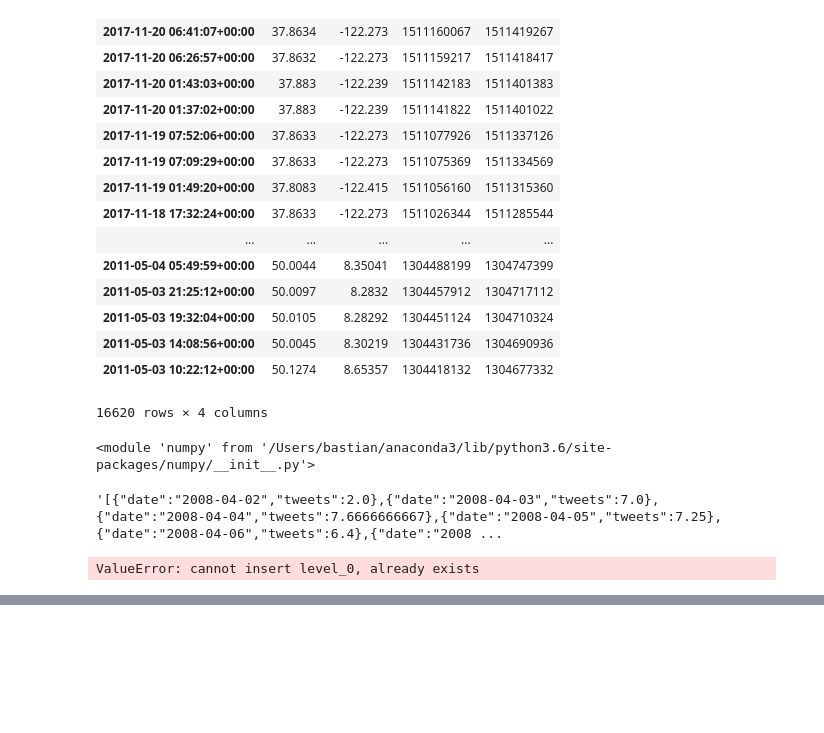
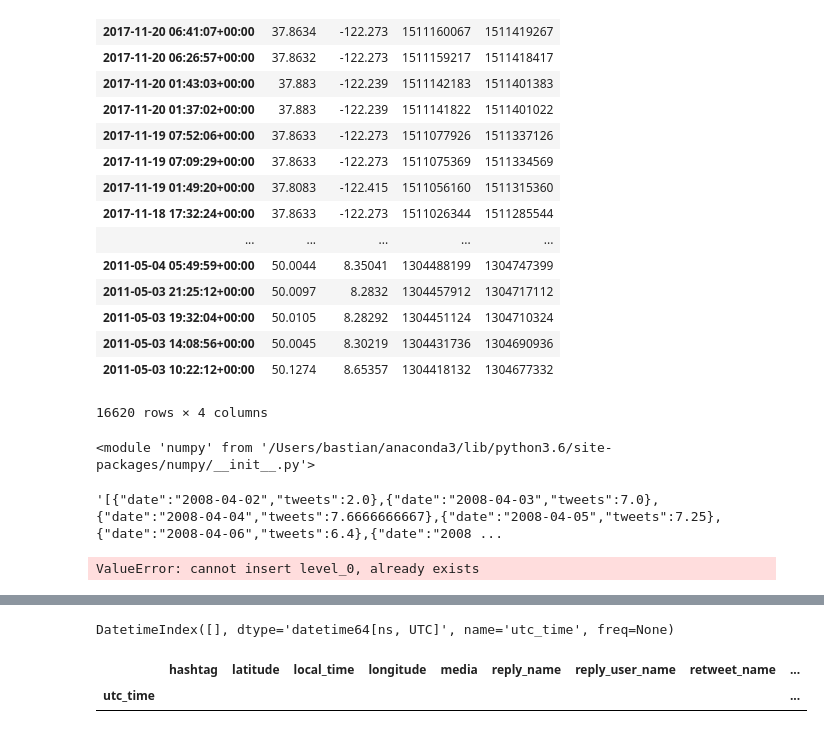
Before and after one commit to gedankenstuecke/twitter-analyser, a Jupyter notebook: archive-analyser.ipynb, the cells around one changed output, grey strips where cells are left out. Saved outputs shown, nothing was run; the diff lists cells and outputs as text; code cells hidden in the pictures; blank space fills up the shorter version.

```diff
--- a/archive-analyser.ipynb
+++ b/archive-analyser.ipynb
@@ -535,0 +575,15 @@ ValueError: cannot insert level_0, already exists
+# %%
+
+# dana
+file_index = read_file_index('/Users/bastian/Downloads/22654404_4d91c084712047c239da173fd929c8610f057920/data/js/tweet_index.js')
+dataframes = read_files(file_index,'/Users/bastian/Downloads/22654404_4d91c084712047c239da173fd929c8610f057920')
+dataframe = pd.concat(dataframes)
+dataframe.sort_values('utc_time',ascending=False)
+dataframe = dataframe.set_index('utc_time')
+
+# me
+file_index = read_file_index('twitter_archive//data/js/tweet_index.js')
+dataframes = read_files(file_index,'twitter_archive')
+dataframe_me = pd.concat(dataframes)
+dataframe_me.sort_values('utc_time',ascending=False)
+dataframe_me = dataframe_me.set_index('utc_time')
@@ -535,0 +625,14 @@ ValueError: cannot insert level_0, already exists
+# %%
+column_name = 'retweet_name'
+splitter = lambda x: ''.join(x.split()[:1])
+gender_column = dataframe.loc[dataframe[column_name].notnull()][column_name].apply(
+        splitter).apply(
+        gender_guesser.get_gender)
+gender_column.index
+# %% [output]
+DatetimeIndex([], dtype='datetime64[ns, UTC]', name='utc_time', freq=None)
+# %%
+dataframe.loc[dataframe['retweet_name'].notnull()]
+# %% [output]
+|  | hashtag | latitude | local_time | longitude | media | reply_name | reply_user_name | retweet_name | ... |
+| utc_time |  |  |  |  |  |  |  |  | ... |
```
Also changed, not shown: parts of 7 cells of this notebook, 1 other file.
